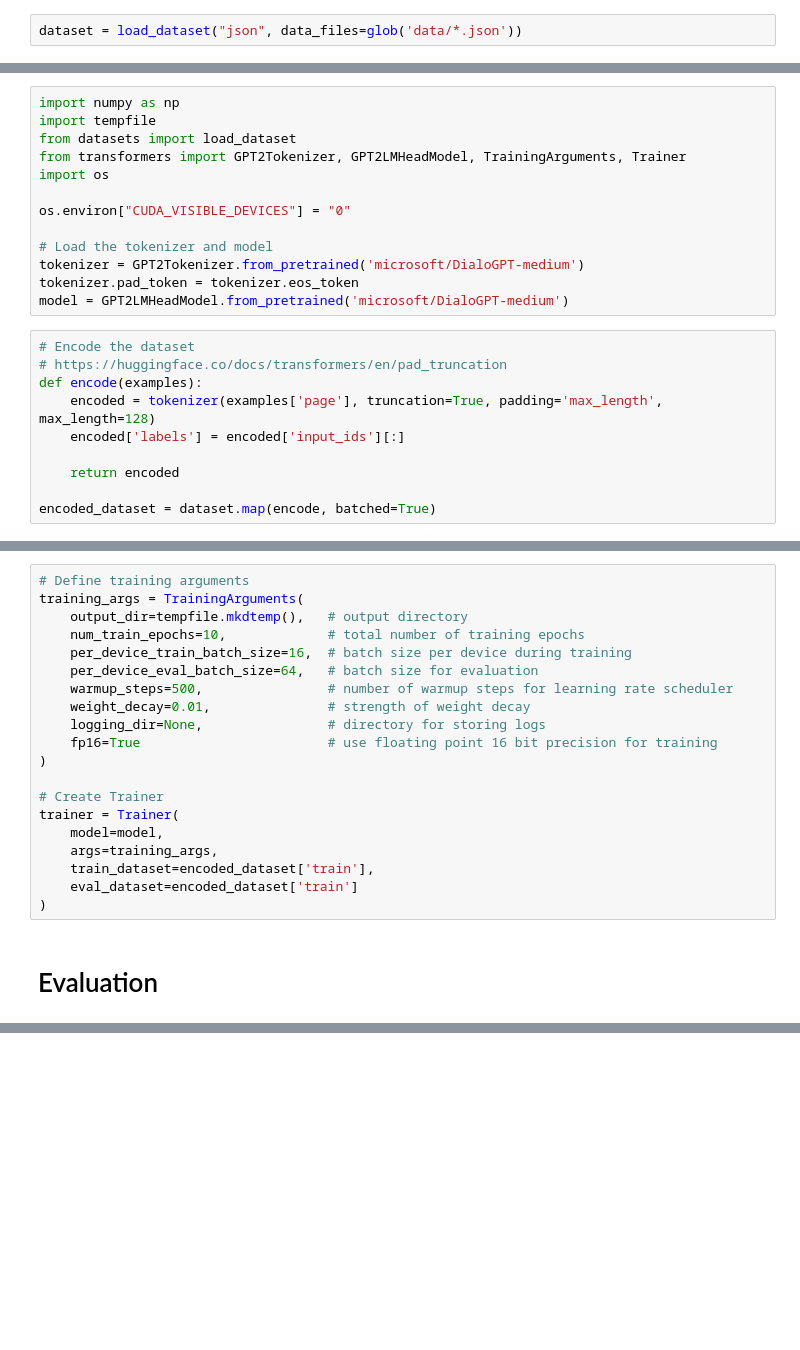
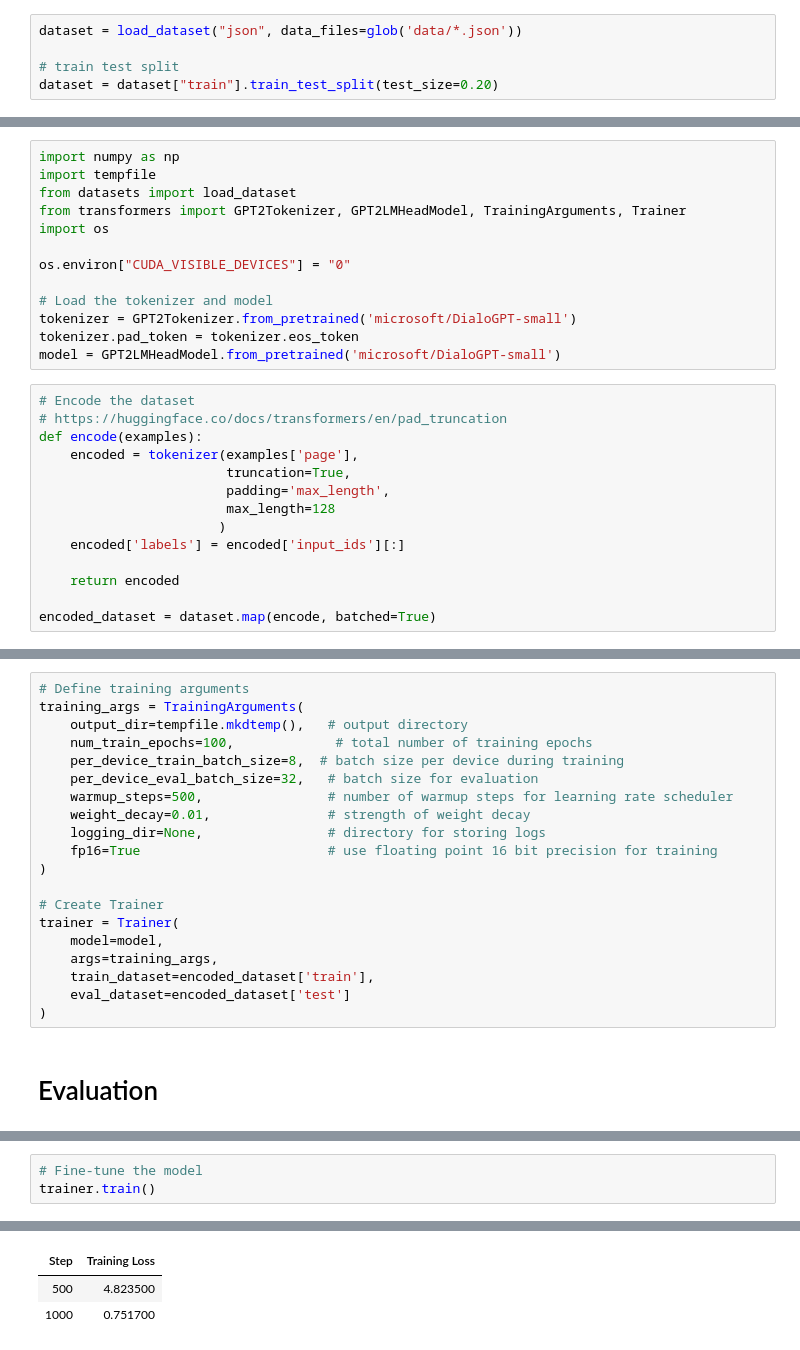
Before and after one commit to Volupal/ElevaQ, a Jupyter notebook: finetuning_dialogpt.ipynb, the cells around one changed output, grey strips where cells are left out. Cells and saved outputs as stored; diff of their text form; blank space fills up the shorter version.

Commit message:
first working version of dialoggpt

```diff
--- a/finetuning_dialogpt.ipynb
+++ b/finetuning_dialogpt.ipynb
@@ -51,6 +51,9 @@ we can also set the splits
 `dataset = load_dataset("json", data_files=data_files, field="data")`
 # %%
 dataset = load_dataset("json", data_files=glob('data/*.json'))
+
+# train test split
+dataset = dataset["train"].train_test_split(test_size=0.20)
 # %%
 dataset
 # %% [output]
@@ -99,14 +137,18 @@ import os
 os.environ["CUDA_VISIBLE_DEVICES"] = "0"
 
 # Load the tokenizer and model
-tokenizer = GPT2Tokenizer.from_pretrained('microsoft/DialoGPT-medium')
+tokenizer = GPT2Tokenizer.from_pretrained('microsoft/DialoGPT-small')
 tokenizer.pad_token = tokenizer.eos_token
-model = GPT2LMHeadModel.from_pretrained('microsoft/DialoGPT-medium')
+model = GPT2LMHeadModel.from_pretrained('microsoft/DialoGPT-small')
 # %%
 # Encode the dataset
 # https://huggingface.co/docs/transformers/en/pad_truncation
 def encode(examples):
-    encoded = tokenizer(examples['page'], truncation=True, padding='max_length', max_length=128)
+    encoded = tokenizer(examples['page'],
+                        truncation=True,
+                        padding='max_length',
+                        max_length=128
+                       )
     encoded['labels'] = encoded['input_ids'][:]
 
     return encoded
@@ -118,9 +160,9 @@ encoded_dataset = dataset.map(encode, batched=True)
 # Define training arguments
 training_args = TrainingArguments(
     output_dir=tempfile.mkdtemp(),   # output directory
-    num_train_epochs=10,             # total number of training epochs
-    per_device_train_batch_size=16,  # batch size per device during training
-    per_device_eval_batch_size=64,   # batch size for evaluation
+    num_train_epochs=100,             # total number of training epochs
+    per_device_train_batch_size=8,  # batch size per device during training
+    per_device_eval_batch_size=32,   # batch size for evaluation
     warmup_steps=500,                # number of warmup steps for learning rate scheduler
     weight_decay=0.01,               # strength of weight decay
     logging_dir=None,                # directory for storing logs
@@ -132,7 +174,7 @@ trainer = Trainer(
     model=model,
     args=training_args,
     train_dataset=encoded_dataset['train'],
-    eval_dataset=encoded_dataset['train']
+    eval_dataset=encoded_dataset['test']
 )
 # %% [markdown]
 # Evaluation
@@ -168,0 +208,4 @@ PredictionOutput(predictions=array([[[ -8.5       , -13.9296875 , -15.6875    ,
+# %%
+# Fine-tune the model
+trainer.train()
+# %% [output]
@@ -168,0 +213,3 @@ PredictionOutput(predictions=array([[[ -8.5       , -13.9296875 , -15.6875    ,
+| Step | Training Loss |
+| 500 | 4.823500 |
+| 1000 | 0.751700 |
```
Also changed, not shown: parts of 18 cells of this notebook, 1 other file.
